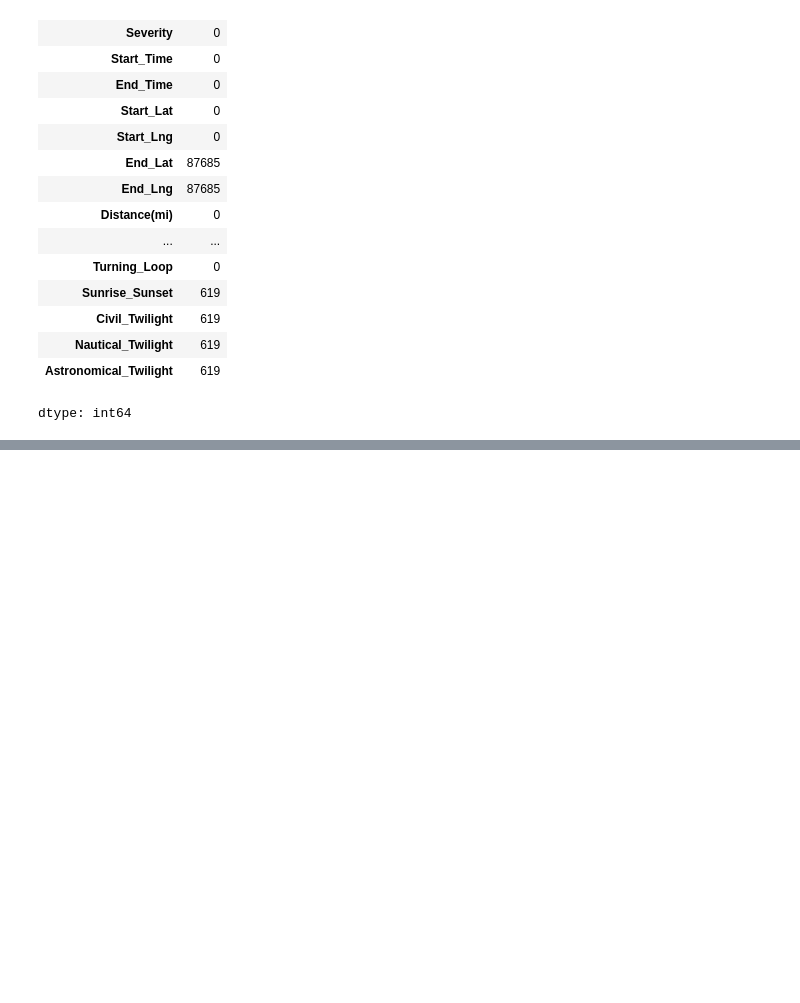
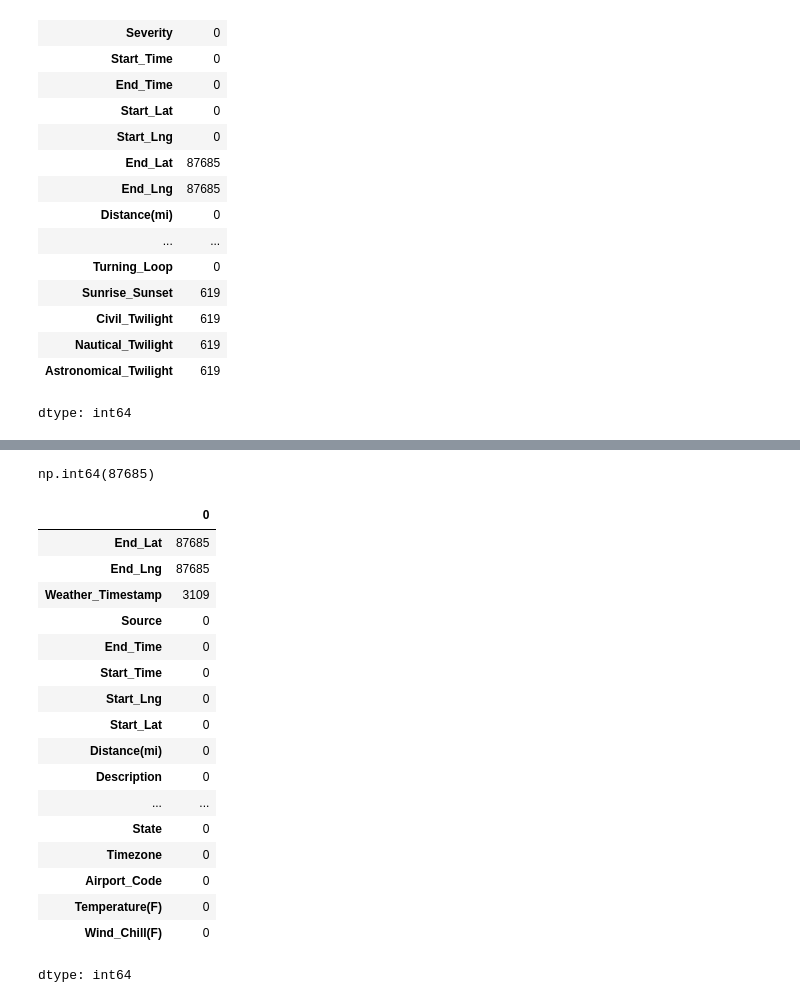
Before and after one commit to Aditya127812/P.C.A_Task, a Jupyter notebook: Task_3.ipynb, the cells around one changed output, grey strips where cells are left out. Saved outputs shown, nothing was run; the diff lists cells and outputs as text; code cells hidden in the pictures; blank space fills up the shorter version.

```diff
--- a/Task_3.ipynb
+++ b/Task_3.ipynb
@@ -144,0 +173,5 @@ dtype: object
+# %%
+data["End_Lat"].isna().sum()
+data["End_Lng"].isna().sum()
+# %% [output]
+np.int64(87685)
@@ -144,0 +190,21 @@ dtype: object
+# %%
+data.isnull().sum().sort_values(ascending=False).head(20)
+# %% [output]
+|  | 0 |
+| End_Lat | 87685 |
+| End_Lng | 87685 |
+| Weather_Timestamp | 3109 |
+| Source | 0 |
+| End_Time | 0 |
+| Start_Time | 0 |
+| Start_Lng | 0 |
+| Start_Lat | 0 |
+| Distance(mi) | 0 |
+| Description | 0 |
+| ... | ... |
+| State | 0 |
+| Timezone | 0 |
+| Airport_Code | 0 |
+| Temperature(F) | 0 |
+| Wind_Chill(F) | 0 |
+dtype: int64
```
Also changed, not shown: parts of 9 cells of this notebook.
